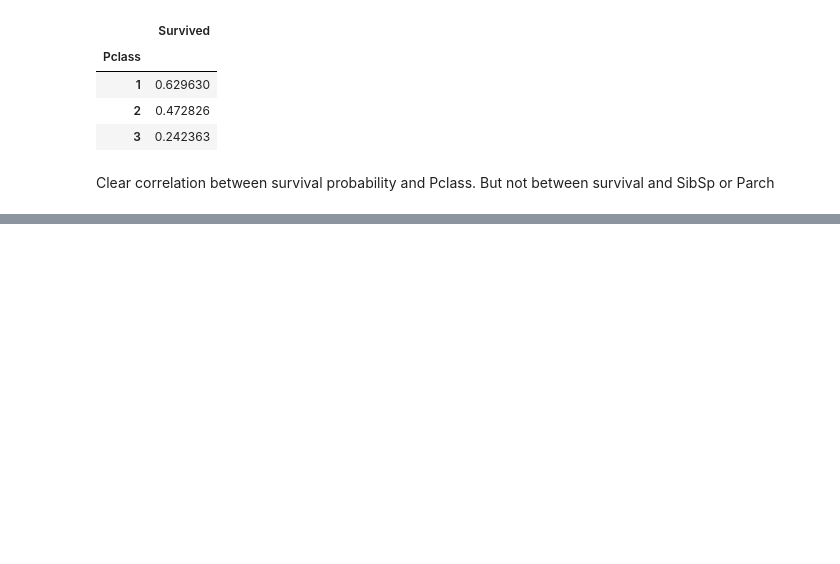
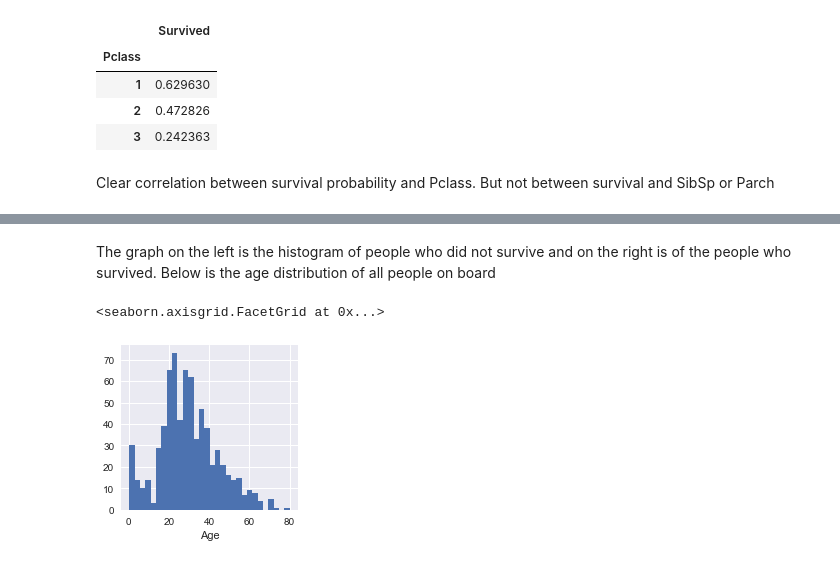
Before and after one commit to sushant2811/KaggleTitanic, a Jupyter notebook: KaggleTitanicSushant.ipynb, the cells around one changed output, grey strips where cells are left out. Cells and saved outputs as stored; diff of their text form; code cells hidden in the pictures; blank space fills up the shorter version.

```diff
--- a/KaggleTitanicSushant.ipynb
+++ b/KaggleTitanicSushant.ipynb
@@ -426,0 +455,8 @@ Clear correlation between survival probability and Pclass.  But not between surv
+# %% [markdown]
+The graph on the left is the histogram of people who did not survive and on the right is of the people who survived. Below is the age distribution of all people on board
+# %%
+g1 = sns.FacetGrid(train_df)
+g1.map(plt.hist, 'Age', bins=30)
+# %% [output]
+<seaborn.axisgrid.FacetGrid at 0x...>
+[figure, added]
```
Also changed, not shown: parts of 4 cells of this notebook.
